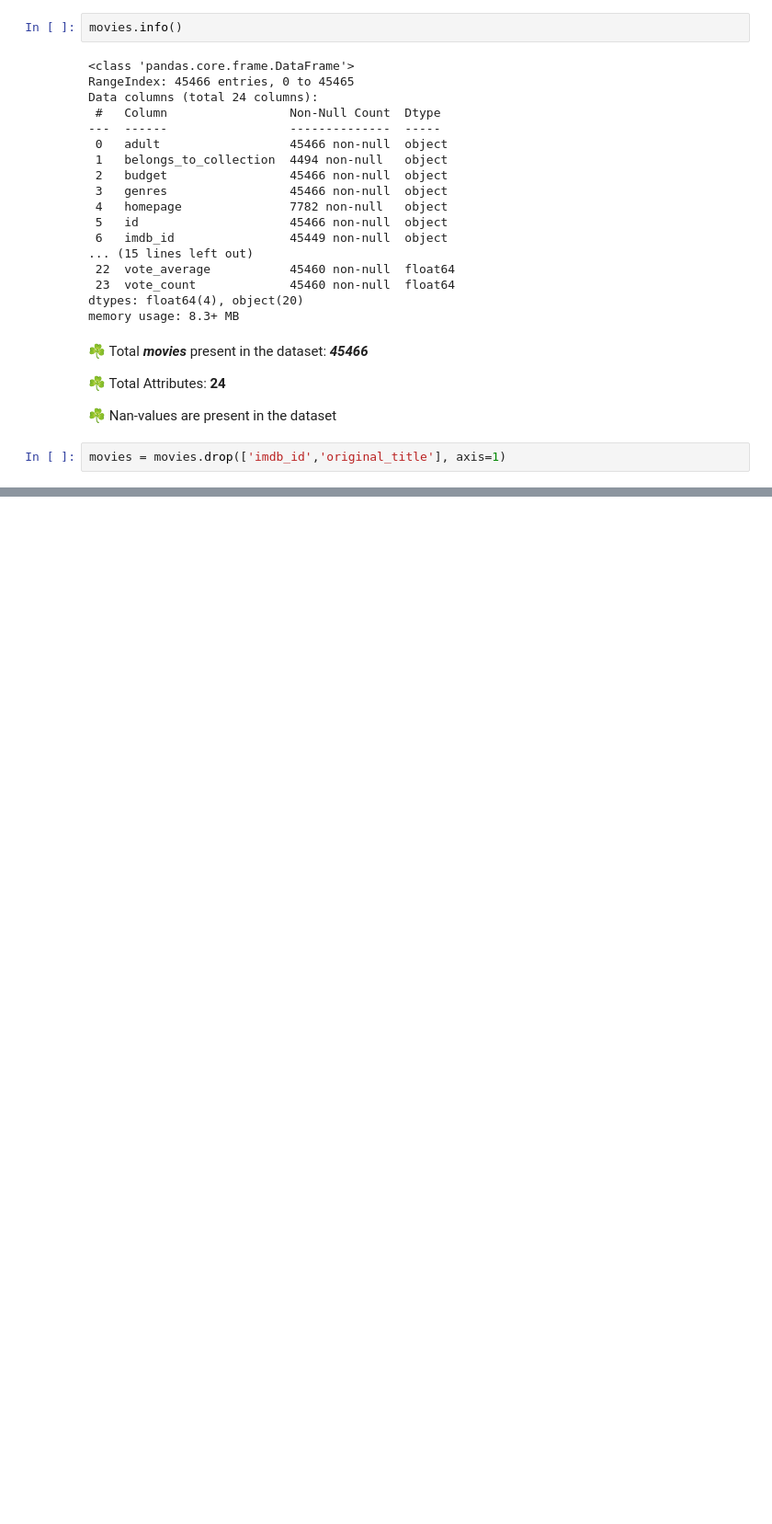
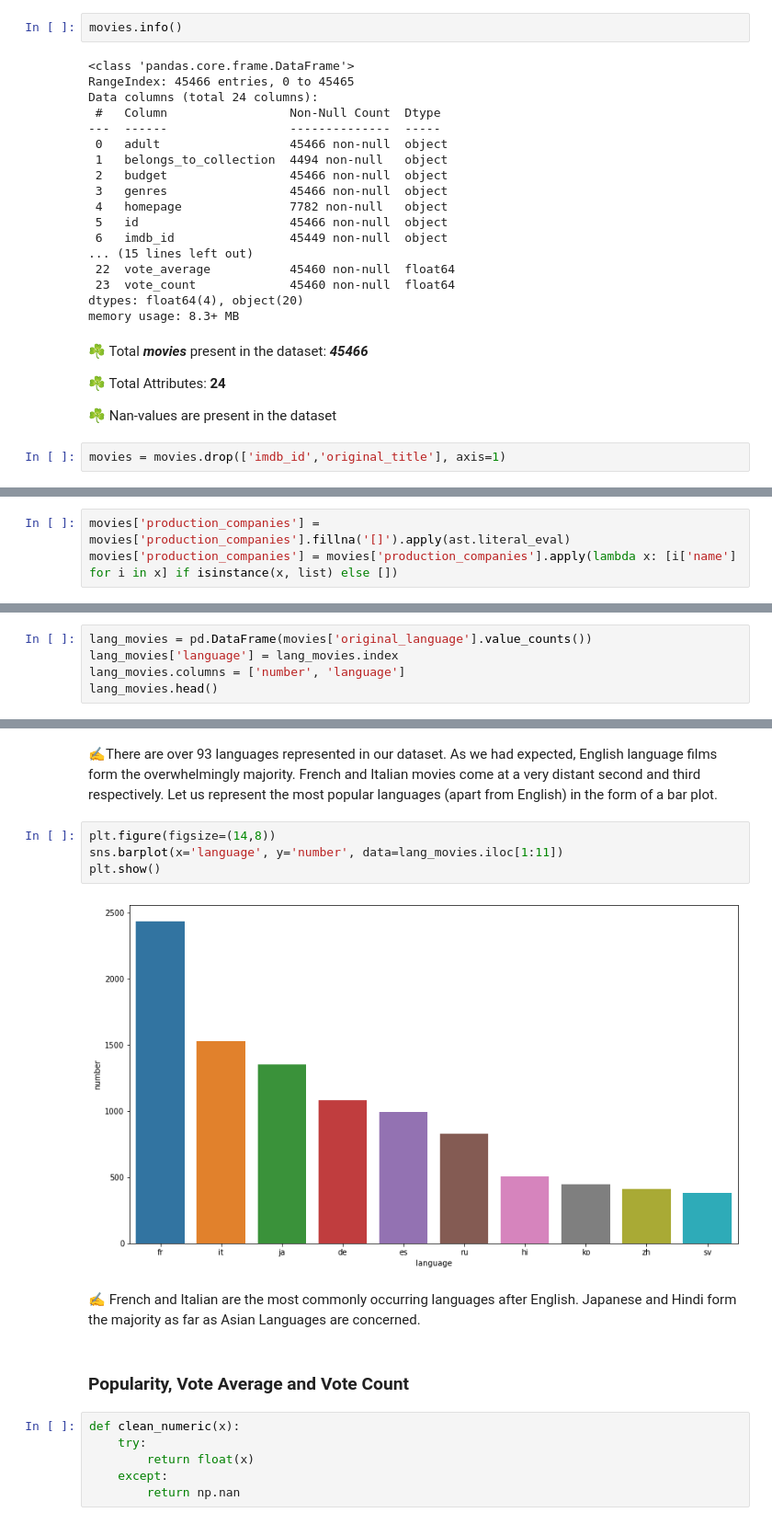
Before and after one commit to CodeWithSridhar/Movies-Recommender-system, a Jupyter notebook: Movie_Recommendation_System_Sri.ipynb, the cells around one changed output, grey strips where cells are left out. Shown at 92% size. Cells and saved outputs as stored; diff of their text form; blank space fills up the shorter version.

```diff
--- a/Movie_Recommendation_System_Sri.ipynb
+++ b/Movie_Recommendation_System_Sri.ipynb
@@ -449,0 +679,3 @@ movies.head(2)
+# %%
+movies['production_companies'] = movies['production_companies'].fillna('[]').apply(ast.literal_eval)
+movies['production_companies'] = movies['production_companies'].apply(lambda x: [i['name'] for i in x] if isinstance(x, list) else [])
@@ -449,0 +738,5 @@ movies.head(2)
+# %%
+lang_movies = pd.DataFrame(movies['original_language'].value_counts())
+lang_movies['language'] = lang_movies.index
+lang_movies.columns = ['number', 'language']
+lang_movies.head()
@@ -449,0 +750,18 @@ movies.head(2)
+# %% [markdown]
+✍There are over 93 languages represented in our dataset. As we had expected, English language films form the overwhelmingly majority. French and Italian movies come at a very distant second and third respectively. Let us represent the most popular languages (apart from English) in the form of a bar plot.
+# %%
+plt.figure(figsize=(14,8))
+sns.barplot(x='language', y='number', data=lang_movies.iloc[1:11])
+plt.show()
+# %% [output]
+[figure, added]
+# %% [markdown]
+✍  French and Italian are the most commonly occurring languages after English. Japanese and Hindi form the majority as far as Asian Languages are concerned.
+# %% [markdown]
+### Popularity, Vote Average and Vote Count
+# %%
+def clean_numeric(x):
+    try:
+        return float(x)
+    except:
+        return np.nan
```
Also changed, not shown: parts of 111 cells of this notebook.
